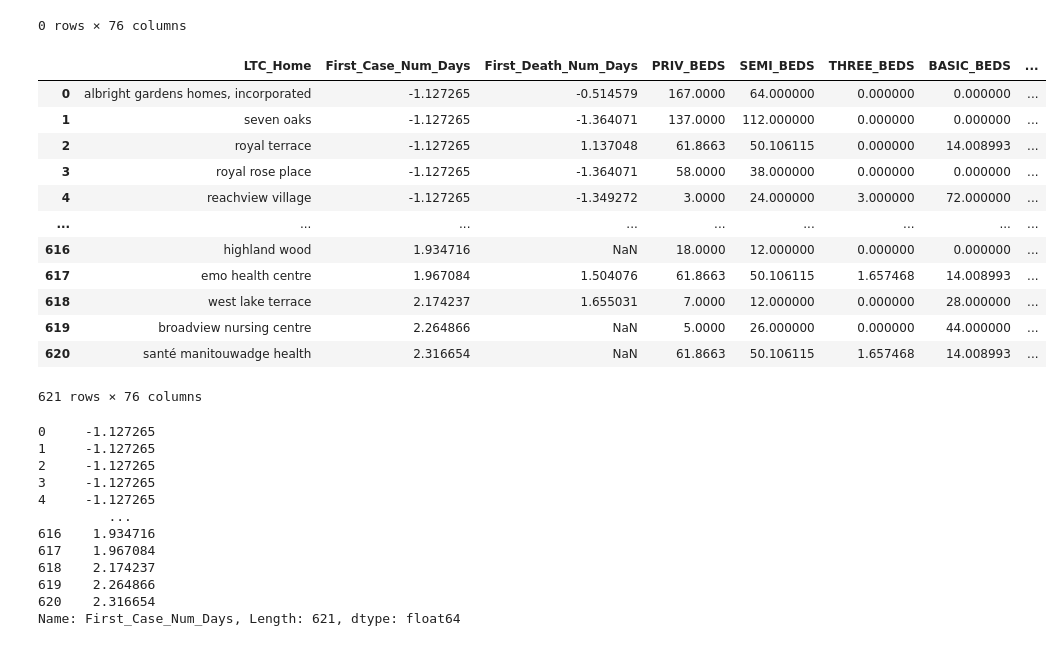
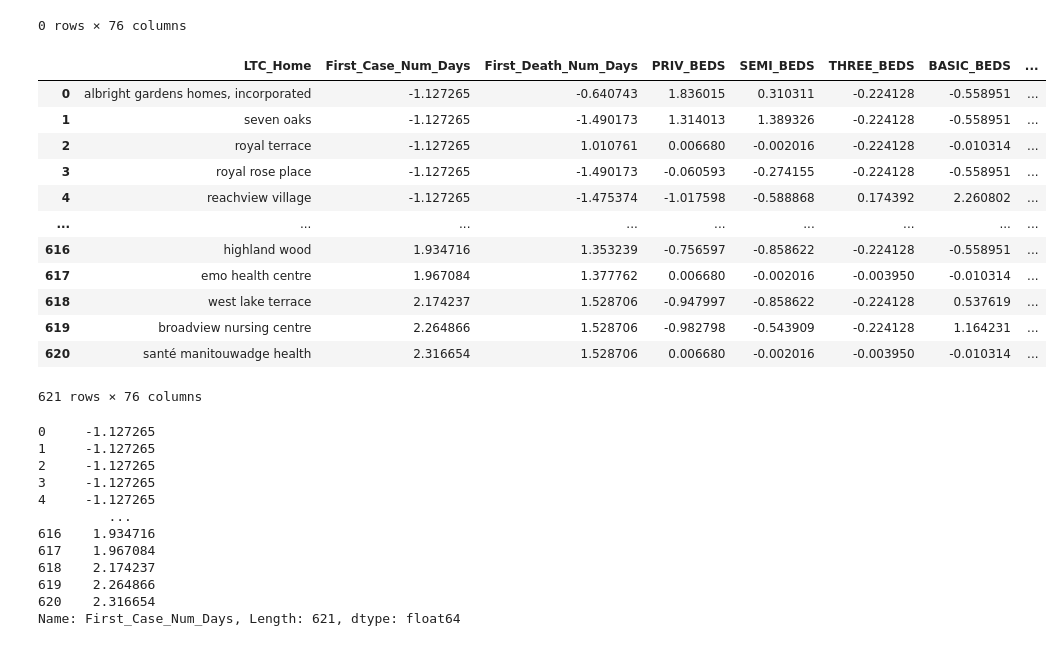
Before and after one commit to Alexander-Gebreamlak/COVID-19-LTCH-Risk-Factor-Analysis, a Jupyter notebook: Covid-19 LTCH Risk Factor Analysis.ipynb, the cells around one changed output. Cells and saved outputs as stored; diff of their text form; code cells hidden in the pictures.

```diff
--- a/Covid-19 LTCH Risk Factor Analysis.ipynb
+++ b/Covid-19 LTCH Risk Factor Analysis.ipynb
@@ -150,38 +153,39 @@ duplicates # no duplicates shown
 |  | LTC_Home | First_Case_Num_Days | First_Death_Num_Days | PRIV_BEDS | SEMI_BEDS | THREE_BEDS | BASIC_BEDS | ... |
 0 rows × 76 columns
 # %%
-# # Select only the numerical columns for centering and standardizing
-# numerical_cols = Q2_df.select_dtypes(include=['float64', 'int64'])
+# Select only the numerical columns for centering and standardizing
+numerical_cols = Q2_df.select_dtypes(include=['float64', 'int64'])
 
-# # Centering and standardizing: subtract the mean and divide by the standard deviation
-# Q2_df_centered_standardized = (numerical_cols - numerical_cols.mean()) / numerical_cols.std()
+# Centering and standardizing: subtract the mean and divide by the standard deviation
+Q2_df_centered_standardized = (numerical_cols - numerical_cols.mean()) / numerical_cols.std()
 
-# # Replace the original numerical columns with the centered and standardized versions
-# Q2_df[numerical_cols.columns] = Q2_df_centered_standardized
+# Replace the original numerical columns with the centered and standardized versions
+Q2_df[numerical_cols.columns] = Q2_df_centered_standardized
 
-# Q2_df
+Q2_df
+# %% [output]
+|  | LTC_Home | First_Case_Num_Days | First_Death_Num_Days | PRIV_BEDS | SEMI_BEDS | THREE_BEDS | BASIC_BEDS | ... |
+| 0 | albright gardens homes, incorporated | -1.127265 | -0.640743 | 1.836015 | 0.310311 | -0.224128 | -0.558951 | ... |
+| 1 | seven oaks | -1.127265 | -1.490173 | 1.314013 | 1.389326 | -0.224128 | -0.558951 | ... |
+| 2 | royal terrace | -1.127265 | 1.010761 | 0.006680 | -0.002016 | -0.224128 | -0.010314 | ... |
+| 3 | royal rose place | -1.127265 | -1.490173 | -0.060593 | -0.274155 | -0.224128 | -0.558951 | ... |
+| 4 | reachview village | -1.127265 | -1.475374 | -1.017598 | -0.588868 | 0.174392 | 2.260802 | ... |
+| ... | ... | ... | ... | ... | ... | ... | ... | ... |
+| 616 | highland wood | 1.934716 | 1.353239 | -0.756597 | -0.858622 | -0.224128 | -0.558951 | ... |
+| 617 | emo health centre | 1.967084 | 1.377762 | 0.006680 | -0.002016 | -0.003950 | -0.010314 | ... |
+| 618 | west lake terrace | 2.174237 | 1.528706 | -0.947997 | -0.858622 | -0.224128 | 0.537619 | ... |
+| 619 | broadview nursing centre | 2.264866 | 1.528706 | -0.982798 | -0.543909 | -0.224128 | 1.164231 | ... |
+| 620 | santé manitouwadge health | 2.316654 | 1.528706 | 0.006680 | -0.002016 | -0.003950 | -0.010314 | ... |
+621 rows × 76 columns
 # %%
-# Specify the columns to center and standardize
-cols_to_center = ['First_Case_Num_Days', 'First_Death_Num_Days']
+#only standaridize first 2
+# # Specify the columns to center and standardize
+# cols_to_center = ['First_Case_Num_Days', 'First_Death_Num_Days']
 
- # Centering and standardizing: subtract the mean and divide by the standard deviation
-Q2_df[cols_to_center] = Q2_df[cols_to_center].apply(lambda x: (x - x.mean()) / x.std())
+#  # Centering and standardizing: subtract the mean and divide by the standard deviation
+# Q2_df[cols_to_center] = Q2_df[cols_to_center].apply(lambda x: (x - x.mean()) / x.std())
 
-Q2_df
+# Q2_df
-# %% [output]
-|  | LTC_Home | First_Case_Num_Days | First_Death_Num_Days | PRIV_BEDS | SEMI_BEDS | THREE_BEDS | BASIC_BEDS | ... |
-| 0 | albright gardens homes, incorporated | -1.127265 | -0.514579 | 167.0000 | 64.000000 | 0.000000 | 0.000000 | ... |
-| 1 | seven oaks | -1.127265 | -1.364071 | 137.0000 | 112.000000 | 0.000000 | 0.000000 | ... |
-| 2 | royal terrace | -1.127265 | 1.137048 | 61.8663 | 50.106115 | 0.000000 | 14.008993 | ... |
-| 3 | royal rose place | -1.127265 | -1.364071 | 58.0000 | 38.000000 | 0.000000 | 0.000000 | ... |
-| 4 | reachview village | -1.127265 | -1.349272 | 3.0000 | 24.000000 | 3.000000 | 72.000000 | ... |
-| ... | ... | ... | ... | ... | ... | ... | ... | ... |
-| 616 | highland wood | 1.934716 | NaN | 18.0000 | 12.000000 | 0.000000 | 0.000000 | ... |
-| 617 | emo health centre | 1.967084 | 1.504076 | 61.8663 | 50.106115 | 1.657468 | 14.008993 | ... |
-| 618 | west lake terrace | 2.174237 | 1.655031 | 7.0000 | 12.000000 | 0.000000 | 28.000000 | ... |
-| 619 | broadview nursing centre | 2.264866 | NaN | 5.0000 | 26.000000 | 0.000000 | 44.000000 | ... |
-| 620 | santé manitouwadge health | 2.316654 | NaN | 61.8663 | 50.106115 | 1.657468 | 14.008993 | ... |
-621 rows × 76 columns
 # %%
 Q2_df["First_Case_Num_Days"]
 # %% [output]
```
Also changed, not shown: parts of 11 cells of this notebook.
